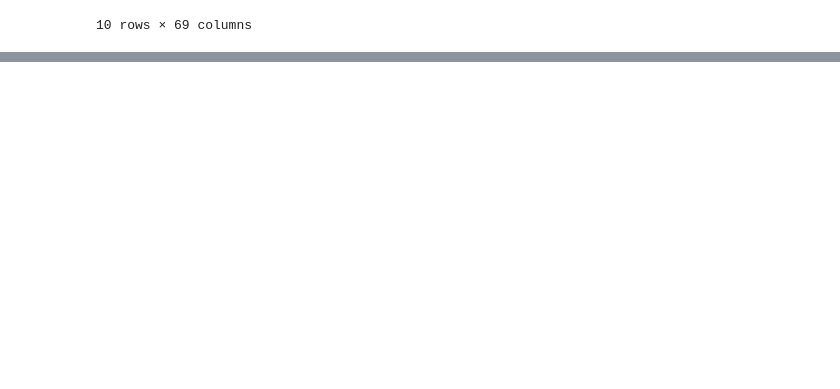
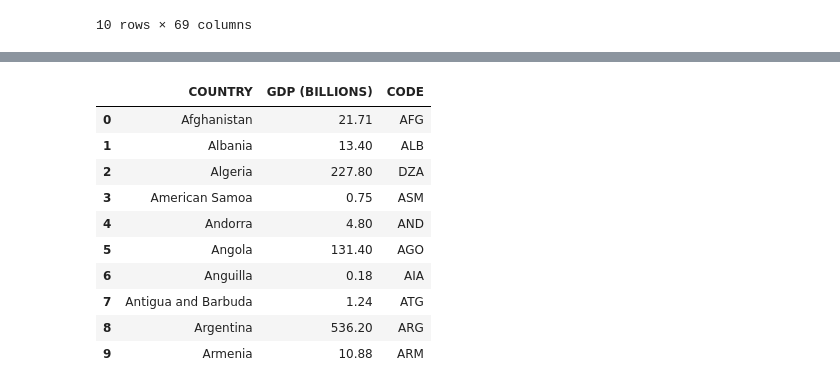
Before and after one commit to poornimajoshi/jupyter, a Jupyter notebook: DATS 6103 - Individual Project 1 - Poornima Joshi.ipynb, the cells around one changed output, grey strips where cells are left out. Drawn from its saved outputs; the diff is of its cells as text; code cells hidden in the pictures; blank space fills up the shorter version.

```diff
--- a/DATS 6103 - Individual Project 1 - Poornima Joshi.ipynb
+++ b/DATS 6103 - Individual Project 1 - Poornima Joshi.ipynb
@@ -39,0 +138,41 @@ df
+# %%
+import plotly.plotly as py
+import pandas as pd
+
+df = pd.read_csv('https://raw.githubusercontent.com/plotly/datasets/master/2014_world_gdp_with_codes.csv')
+df.head(10)
+data = [ dict(
+        type = 'choropleth',
+        locations = df['CODE'],
+        z = df['GDP (BILLIONS)'],
+        text = df['COUNTRY'],
+        colorscale = [[0,"rgb(5, 10, 172)"],[0.35,"rgb(40, 60, 190)"],[0.5,"rgb(70, 100, 245)"],\
+            [0.6,"rgb(90, 120, 245)"],[0.7,"rgb(106, 137, 247)"],[1,"rgb(220, 220, 220)"]],
+        autocolorscale = False,
+        reversescale = True,
+        marker = dict(
+            line = dict (
+                color = 'rgb(180,180,180)',
+                width = 0.5
+            ) ),
+        colorbar = dict(
+            autotick = False,
+            tickprefix = '$',
+            title = 'GDP<br>Billions US$'),
+      ) ]
+
+layout = dict(
+    title = '2014 Global GDP<br>Source:\
+            <a href="https://www.cia.gov/library/publications/the-world-factbook/fields/2195.html">\
+            CIA World Factbook</a>',
+    geo = dict(
+        showframe = False,
+        showcoastlines = False,
+        projection = dict(
+            type = 'Mercator'
+        )
+    )
+)
+
+fig = dict( data=data, layout=layout )
+py.iplot( fig, validate=False, filename='d3-world-map' )
@@ -39,0 +182,14 @@ df
+# %%
+df.head(10)
+# %% [output]
+|  | COUNTRY | GDP (BILLIONS) | CODE |
+| 0 | Afghanistan | 21.71 | AFG |
+| 1 | Albania | 13.40 | ALB |
+| 2 | Algeria | 227.80 | DZA |
+| 3 | American Samoa | 0.75 | ASM |
+| 4 | Andorra | 4.80 | AND |
+| 5 | Angola | 131.40 | AGO |
+| 6 | Anguilla | 0.18 | AIA |
+| 7 | Antigua and Barbuda | 1.24 | ATG |
+| 8 | Argentina | 536.20 | ARG |
+| 9 | Armenia | 10.88 | ARM |
```
Also changed, not shown: parts of 7 cells of this notebook.
